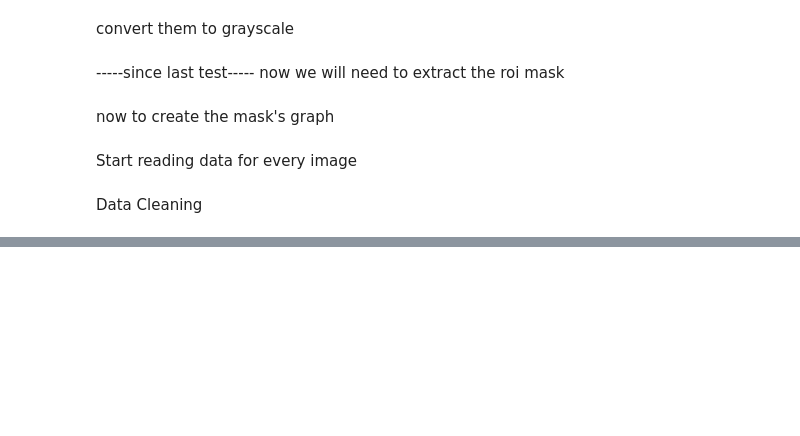
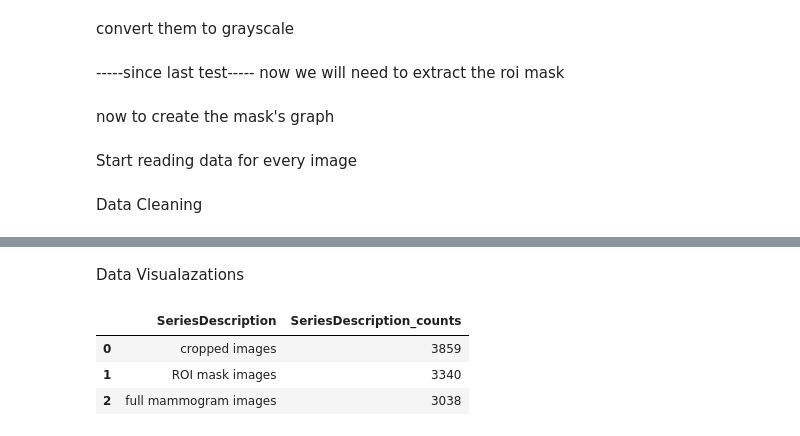
Before and after one commit to Vthanos/B.I.C, a Jupyter notebook: notebooks/classnet.ipynb, the cells around one changed output, grey strips where cells are left out. Drawn from its saved outputs; the diff is of its cells as text; code cells hidden in the pictures; blank space fills up the shorter version.

```diff
--- a/notebooks/classnet.ipynb
+++ b/notebooks/classnet.ipynb
@@ -359,4 +217,0 @@ dicom_cleaning_data.head()
-# %%
-dicom_cleaning_data.drop(['PatientBirthDate','AccessionNumber','Columns','ContentDate','ContentTime','PatientSex','PatientBirthDate',
-                                                'ReferringPhysicianName','Rows','SOPClassUID','SOPInstanceUID',
-                                                'StudyDate','StudyID','StudyInstanceUID','StudyTime','InstanceNumber','SeriesInstanceUID','SeriesNumber'],axis =1, inplace=True)
@@ -382,0 +220,6 @@ memory usage: 1.6+ MB
+# %%
+dicom_cleaning_data['SeriesDescription'].fillna(method = 'bfill', axis = 0, inplace=True)
+# %%
+dicom_cleaning_data['Laterality'].fillna(method = 'bfill', axis = 0, inplace=True)
+# %%
+dicom_cleaning_data['Laterality'].fillna(method = 'bfill', axis = 0, inplace=True)
@@ -382,0 +413,12 @@ memory usage: 1.6+ MB
+# %% [markdown]
+Data Visualazations
+# %%
+r= pd.DataFrame(dicom_cleaning_data['SeriesDescription'].value_counts())
+r= r.reset_index()
+r= r.rename(columns={'SeriesDescription':'SeriesDescription_counts', 'index':'SeriesDescription'})
+r
+# %% [output]
+|  | SeriesDescription | SeriesDescription_counts |
+| 0 | cropped images | 3859 |
+| 1 | ROI mask images | 3340 |
+| 2 | full mammogram images | 3038 |
```
Also changed, not shown: parts of 79 cells of this notebook.
